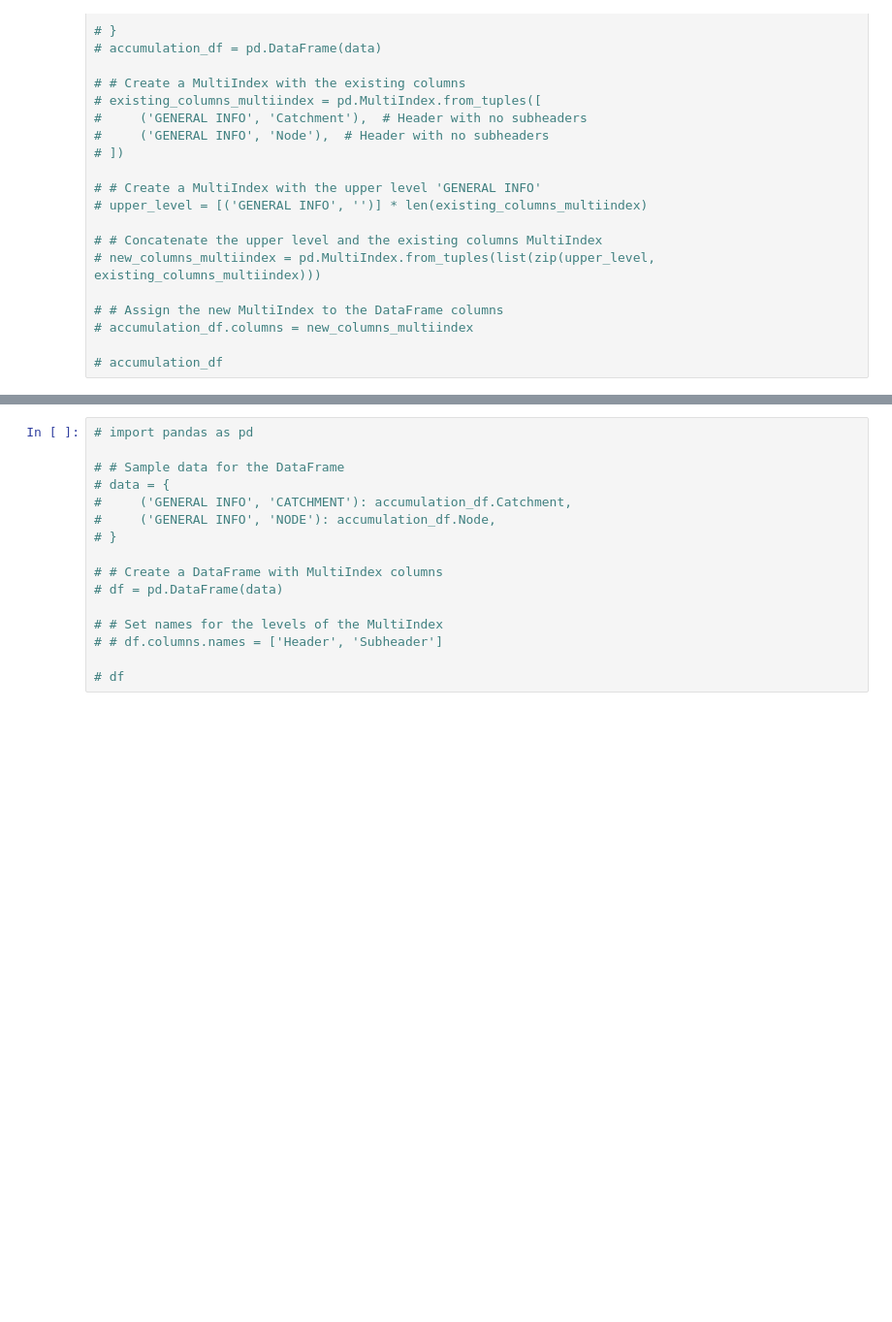
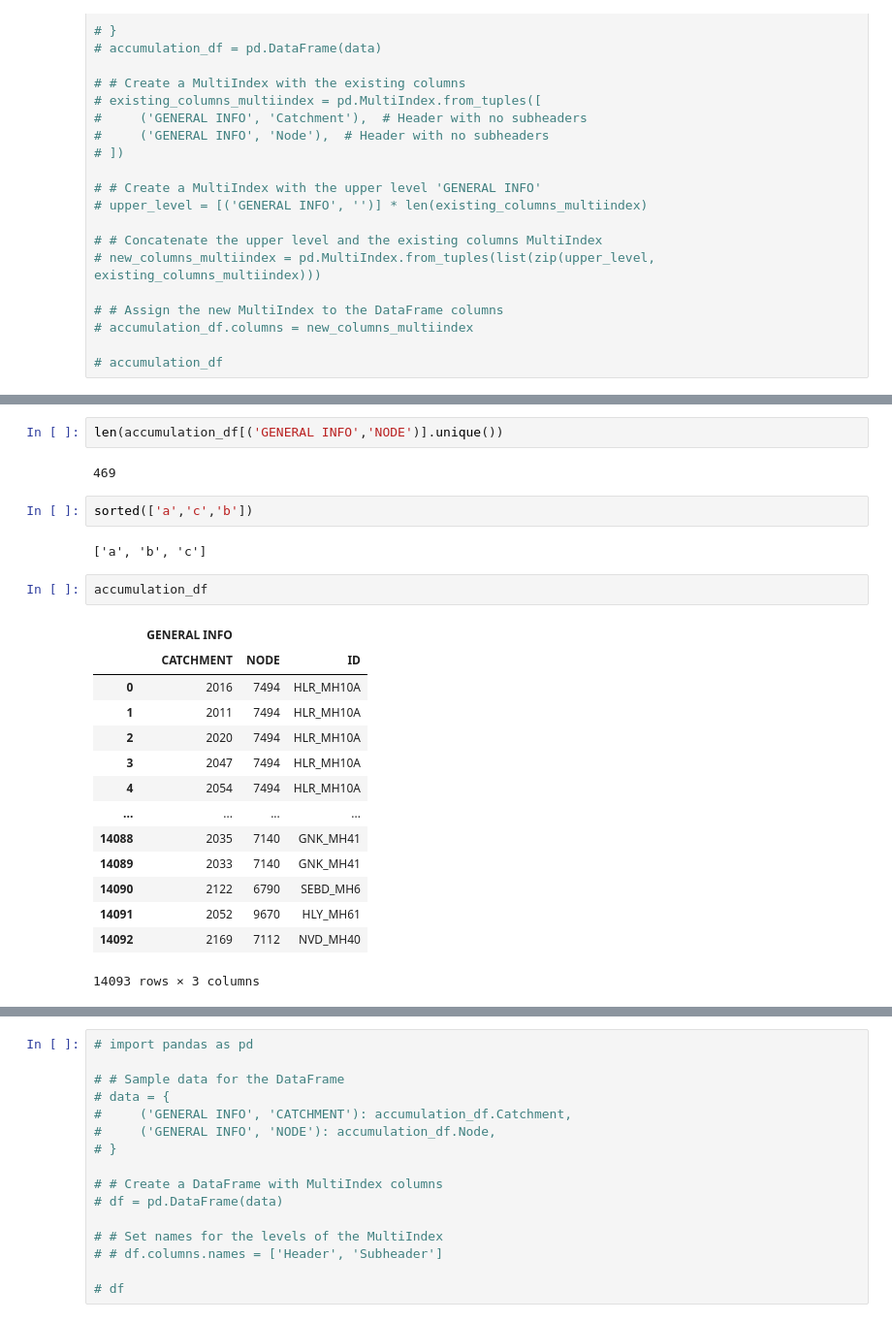
Before and after one commit to henriklocke/Mike2GIS, a Jupyter notebook: RAWN_Tool.ipynb, the cells around one changed output, grey strips where cells are left out. Shown at 97% size. Drawn from its saved outputs; the diff is of its cells as text; blank space fills up the shorter version.

```diff
--- a/RAWN_Tool.ipynb
+++ b/RAWN_Tool.ipynb
@@ -586,0 +641,25 @@ jpg_folder
+# %%
+len(accumulation_df[('GENERAL INFO','NODE')].unique())
+# %% [output]
+469
+# %%
+sorted(['a','c','b'])
+# %% [output]
+['a', 'b', 'c']
+# %%
+accumulation_df
+# %% [output]
+|  | GENERAL INFO |  |  |
+|  | CATCHMENT | NODE | ID |
+| 0 | 2016 | 7494 | HLR_MH10A |
+| 1 | 2011 | 7494 | HLR_MH10A |
+| 2 | 2020 | 7494 | HLR_MH10A |
+| 3 | 2047 | 7494 | HLR_MH10A |
+| 4 | 2054 | 7494 | HLR_MH10A |
+| ... | ... | ... | ... |
+| 14088 | 2035 | 7140 | GNK_MH41 |
+| 14089 | 2033 | 7140 | GNK_MH41 |
+| 14090 | 2122 | 6790 | SEBD_MH6 |
+| 14091 | 2052 | 9670 | HLY_MH61 |
+| 14092 | 2169 | 7112 | NVD_MH40 |
+14093 rows × 3 columns
```
Also changed, not shown: parts of 32 cells of this notebook.
